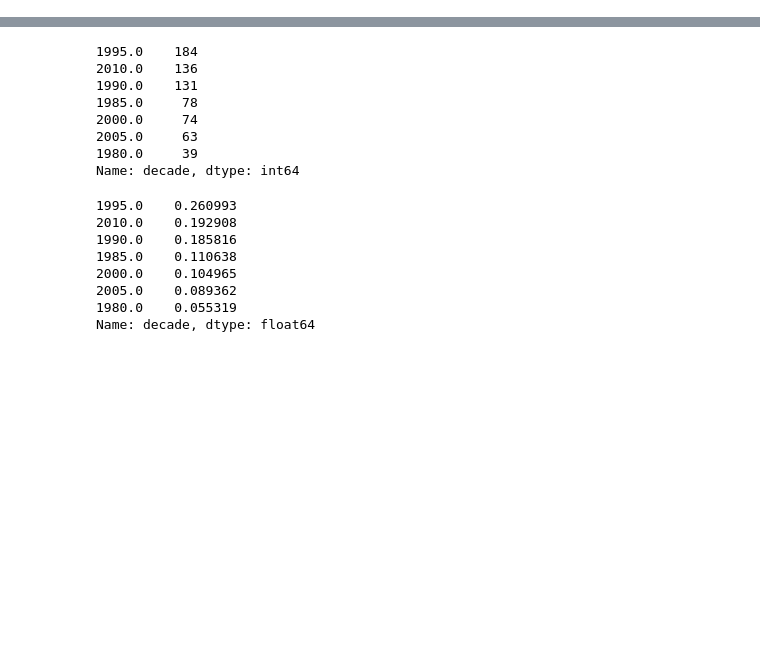
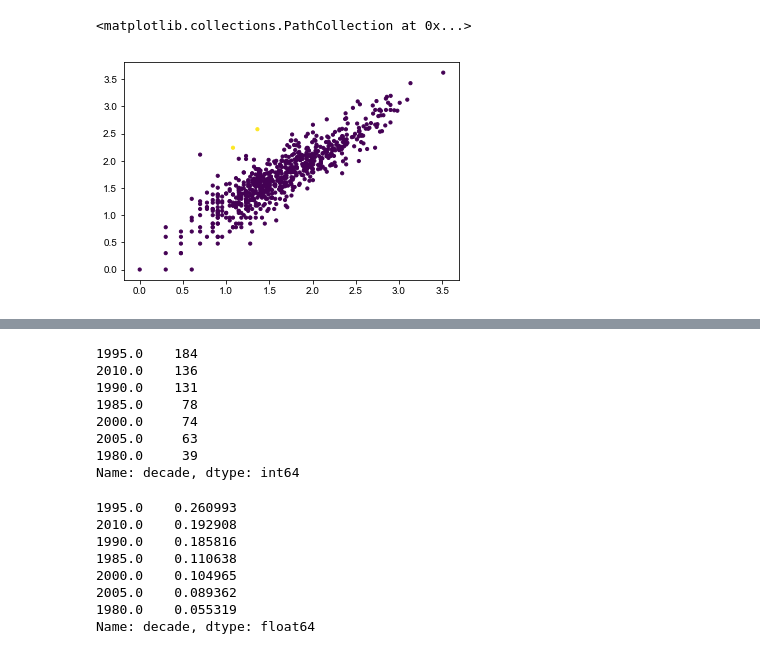
Before and after one commit to tstoeger/minnesota_studies_ratti_stoeger, a Jupyter notebook: 200122_ratti_cancer_genes_decades.ipynb, the cells around one changed output, grey strips where cells are left out. Drawn from its saved outputs; the diff is of its cells as text; code cells hidden in the pictures; blank space fills up the shorter version.

```diff
--- a/200122_ratti_cancer_genes_decades.ipynb
+++ b/200122_ratti_cancer_genes_decades.ipynb
@@ -130,0 +121,19 @@ h.corr('spearman')
+# %%
+h.loc[:, 'is_IDH1'] = h.index.isin(
+    [
+        'IDH1',
+        'IDH2'
+    ]
+
+)
+# %%
+
+plt.scatter(
+    np.log10(h.loc[:, 'until 2008']),
+    np.log10(h.loc[:, '2009-2015']),
+    s=10,
+    c=h['is_IDH1']
+)
+# %% [output]
+<matplotlib.collections.PathCollection at 0x...>
+[figure, added]
```
Also changed, not shown: parts of 24 cells of this notebook, 1 other file.
